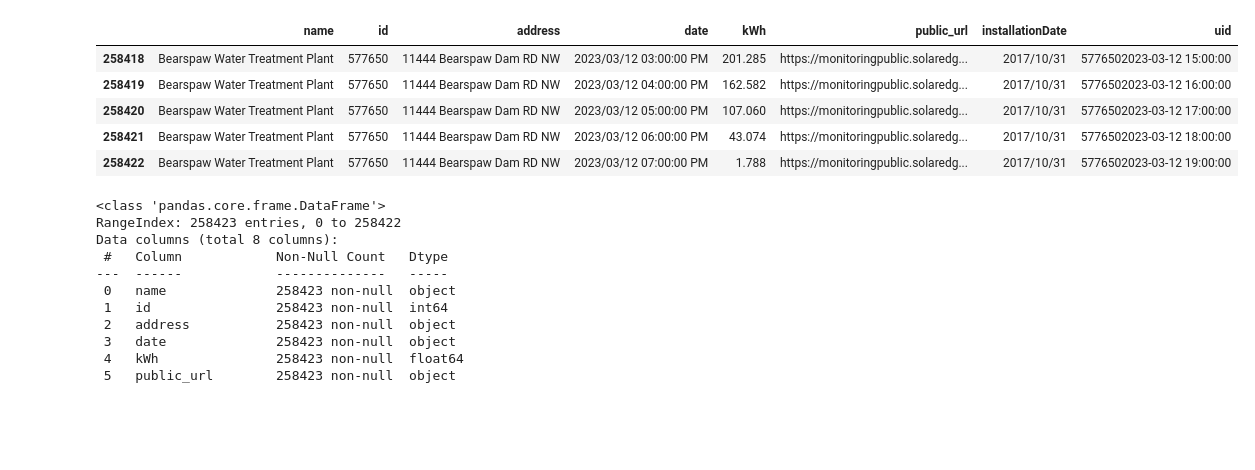
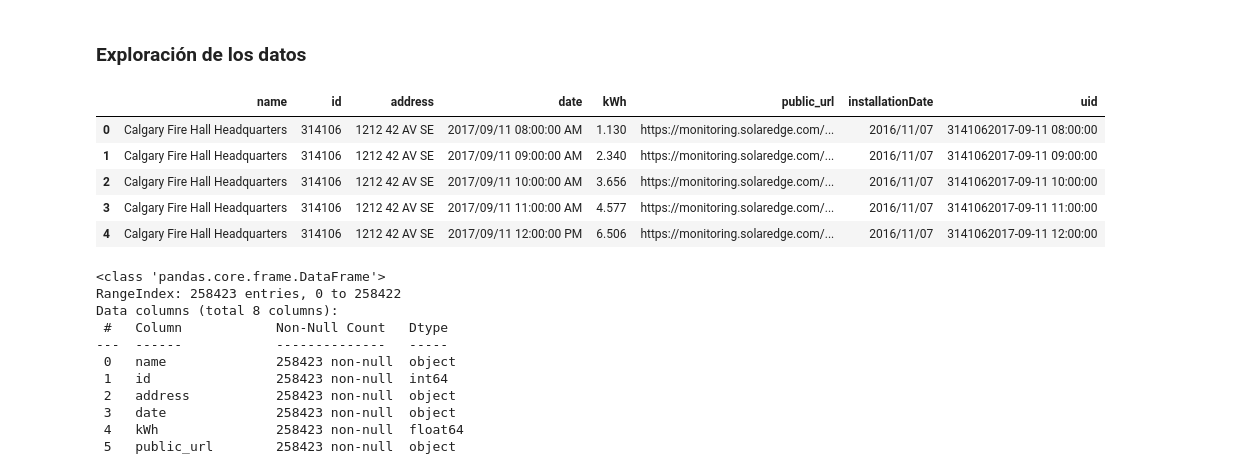
Before and after one commit to ivnlee/project-timeseries, a Jupyter notebook: notebooks/solar_power_analysis.ipynb, the cells around one changed output. Drawn from its saved outputs; the diff is of its cells as text; code cells hidden in the pictures; blank space fills up the shorter version.

```diff
--- a/notebooks/solar_power_analysis.ipynb
+++ b/notebooks/solar_power_analysis.ipynb
@@ -5,13 +8,15 @@ import seaborn as sns
+# %% [markdown]
+### Exploración de los datos
 # %%
 df = pd.read_csv('./../data/Solar_Energy_Production.csv')
-df.tail()
+df.head()
 # %% [output]
 |  | name | id | address | date | kWh | public_url | installationDate | uid |
-| 258418 | Bearspaw Water Treatment Plant | 577650 | 11444 Bearspaw Dam RD NW | 2023/03/12 03:00:00 PM | 201.285 | https://monitoringpublic.solaredg... | 2017/10/31 | 5776502023-03-12 15:00:00 |
-| 258419 | Bearspaw Water Treatment Plant | 577650 | 11444 Bearspaw Dam RD NW | 2023/03/12 04:00:00 PM | 162.582 | https://monitoringpublic.solaredg... | 2017/10/31 | 5776502023-03-12 16:00:00 |
-| 258420 | Bearspaw Water Treatment Plant | 577650 | 11444 Bearspaw Dam RD NW | 2023/03/12 05:00:00 PM | 107.060 | https://monitoringpublic.solaredg... | 2017/10/31 | 5776502023-03-12 17:00:00 |
-| 258421 | Bearspaw Water Treatment Plant | 577650 | 11444 Bearspaw Dam RD NW | 2023/03/12 06:00:00 PM | 43.074 | https://monitoringpublic.solaredg... | 2017/10/31 | 5776502023-03-12 18:00:00 |
-| 258422 | Bearspaw Water Treatment Plant | 577650 | 11444 Bearspaw Dam RD NW | 2023/03/12 07:00:00 PM | 1.788 | https://monitoringpublic.solaredg... | 2017/10/31 | 5776502023-03-12 19:00:00 |
+| 0 | Calgary Fire Hall Headquarters | 314106 | 1212 42 AV SE | 2017/09/11 08:00:00 AM | 1.130 | https://monitoring.solaredge.com/... | 2016/11/07 | 3141062017-09-11 08:00:00 |
+| 1 | Calgary Fire Hall Headquarters | 314106 | 1212 42 AV SE | 2017/09/11 09:00:00 AM | 2.340 | https://monitoring.solaredge.com/... | 2016/11/07 | 3141062017-09-11 09:00:00 |
+| 2 | Calgary Fire Hall Headquarters | 314106 | 1212 42 AV SE | 2017/09/11 10:00:00 AM | 3.656 | https://monitoring.solaredge.com/... | 2016/11/07 | 3141062017-09-11 10:00:00 |
+| 3 | Calgary Fire Hall Headquarters | 314106 | 1212 42 AV SE | 2017/09/11 11:00:00 AM | 4.577 | https://monitoring.solaredge.com/... | 2016/11/07 | 3141062017-09-11 11:00:00 |
+| 4 | Calgary Fire Hall Headquarters | 314106 | 1212 42 AV SE | 2017/09/11 12:00:00 PM | 6.506 | https://monitoring.solaredge.com/... | 2016/11/07 | 3141062017-09-11 12:00:00 |
 # %%
 df.info()
 # %% [output]
```
Also changed, not shown: parts of 24 cells of this notebook, 1 other file.
